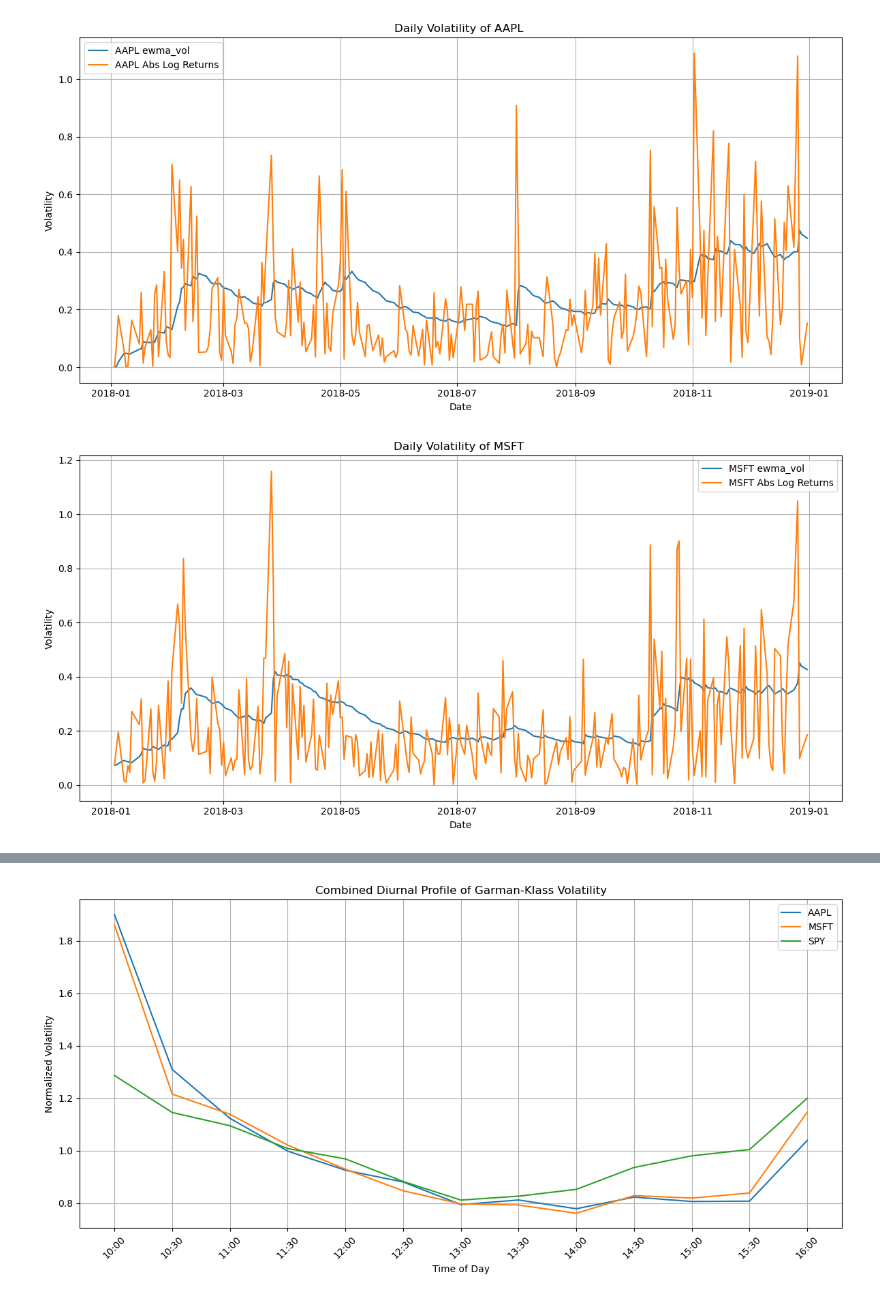
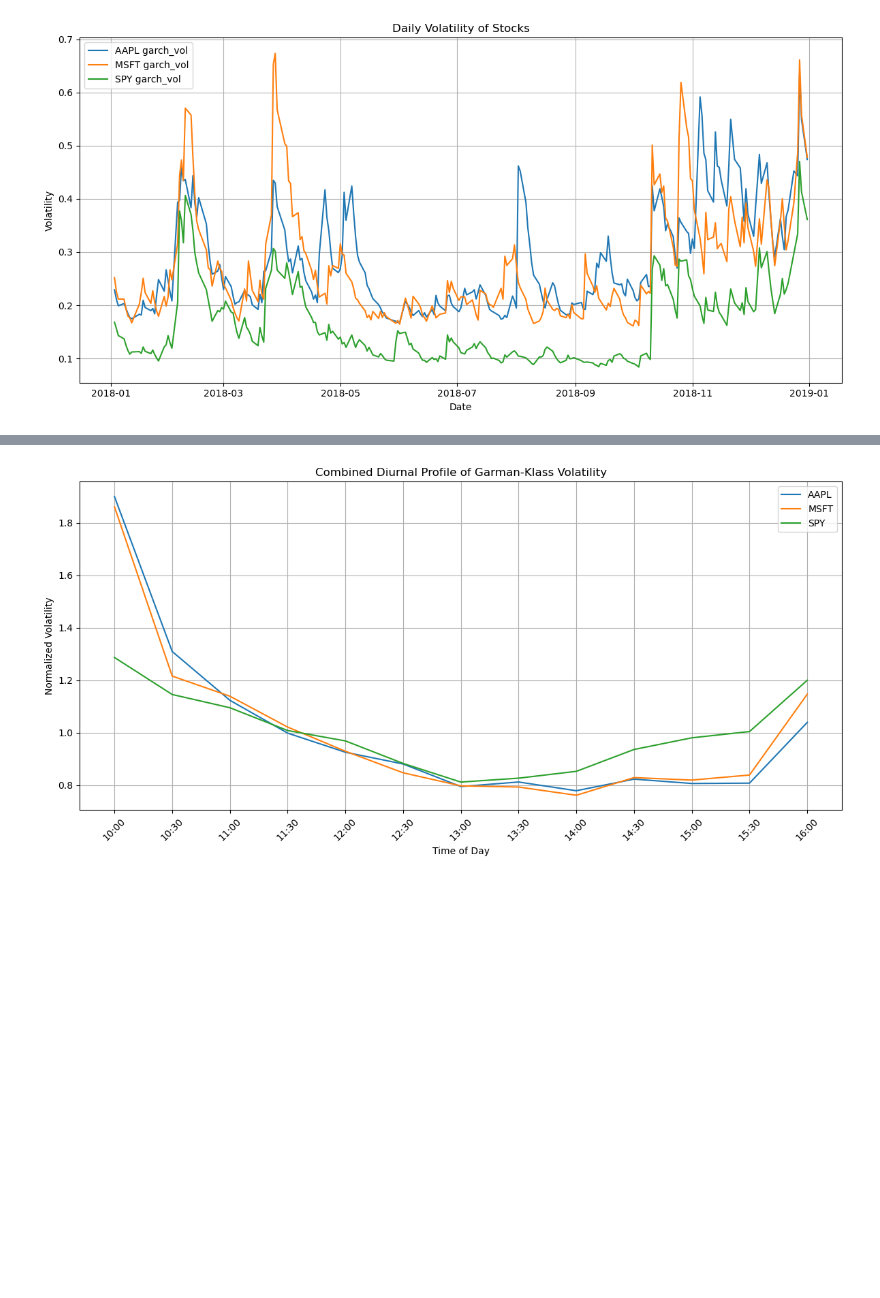
Before and after one commit to rravinet/vol-prediction, a Jupyter notebook: Intraday_Vol.ipynb, the cells around one changed output, grey strips where cells are left out. Cells and saved outputs as stored; diff of their text form; code cells hidden in the pictures; blank space fills up the shorter version.

```diff
--- a/Intraday_Vol.ipynb
+++ b/Intraday_Vol.ipynb
@@ -178,5 +184,8 @@ class IntradayVol:
         return self.lf_data
 # %%
+#Defining plotting functions to help better visualise the diurnal profile and the daily volatility
+
+
 def plot_diurnal_profile(diurnal_results, combined=False):
     """Plot the diurnal profile with specified intervals on the x-axis."""
 
@@ -248,7 +257,7 @@ def plot_daily_vol(data, vol_type='garch_vol', combined = True):
         for ticker in data.keys():
             plt.figure(figsize=(12, 6))
             plt.plot(data[ticker].index, data[ticker][vol_type], label=f"{ticker} {vol_type}")
-            plt.plot(data[ticker].index, np.abs(data[ticker]['log_ret']*np.sqrt(252)), label=f"{ticker} Abs Log Returns")
+            plt.plot(data[ticker].index, np.abs(data[ticker]['log_ret'])*np.sqrt(252), label=f"{ticker} Abs Log Returns")
 
             plt.title(f"Daily Volatility of {ticker} ")
             plt.xlabel("Date")
@@ -283,7 +293,6 @@ intraday_vol.ewma_vol()
 # %%
 diurnal_results = intraday_vol.calculate_diurnal_profile()
 # %%
-plot_daily_vol(daily_data, combined=False, vol_type='ewma_vol')
+plot_daily_vol(daily_data)
 # %% [output]
-[figure, old version]
+[figure, new version]
-[figure, removed]
```
Also changed, not shown: parts of 17 cells of this notebook, 1 other file.
